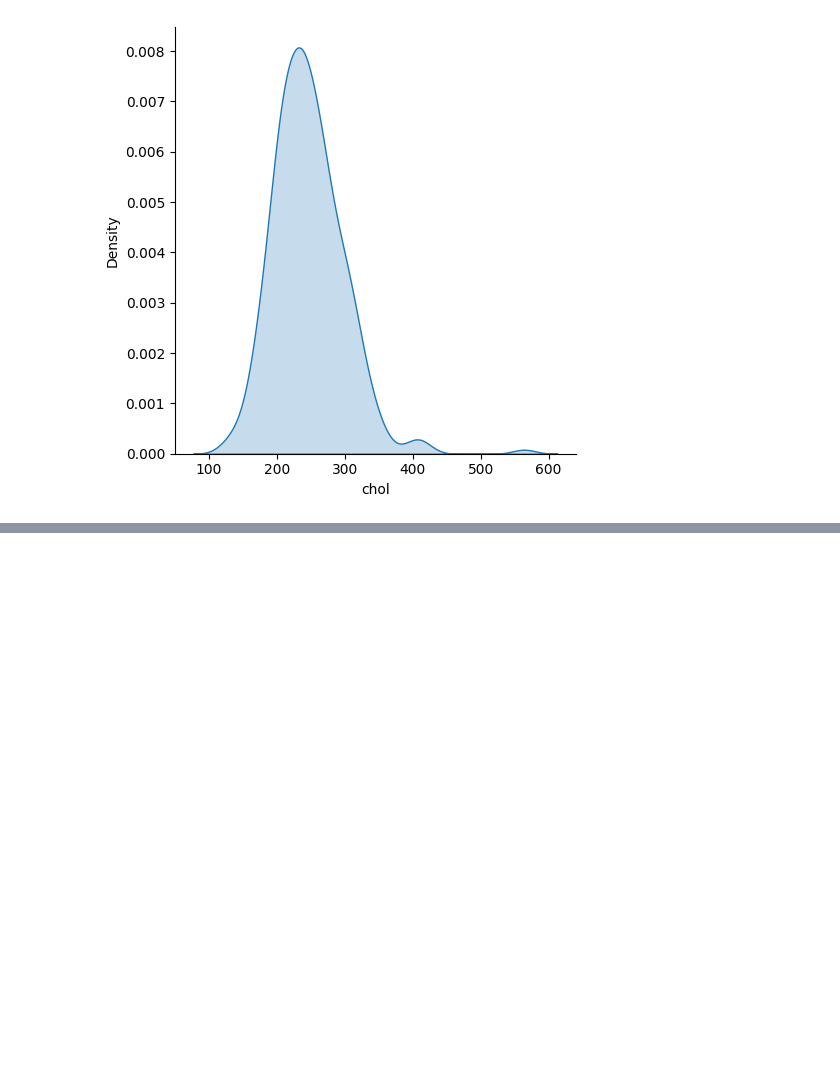
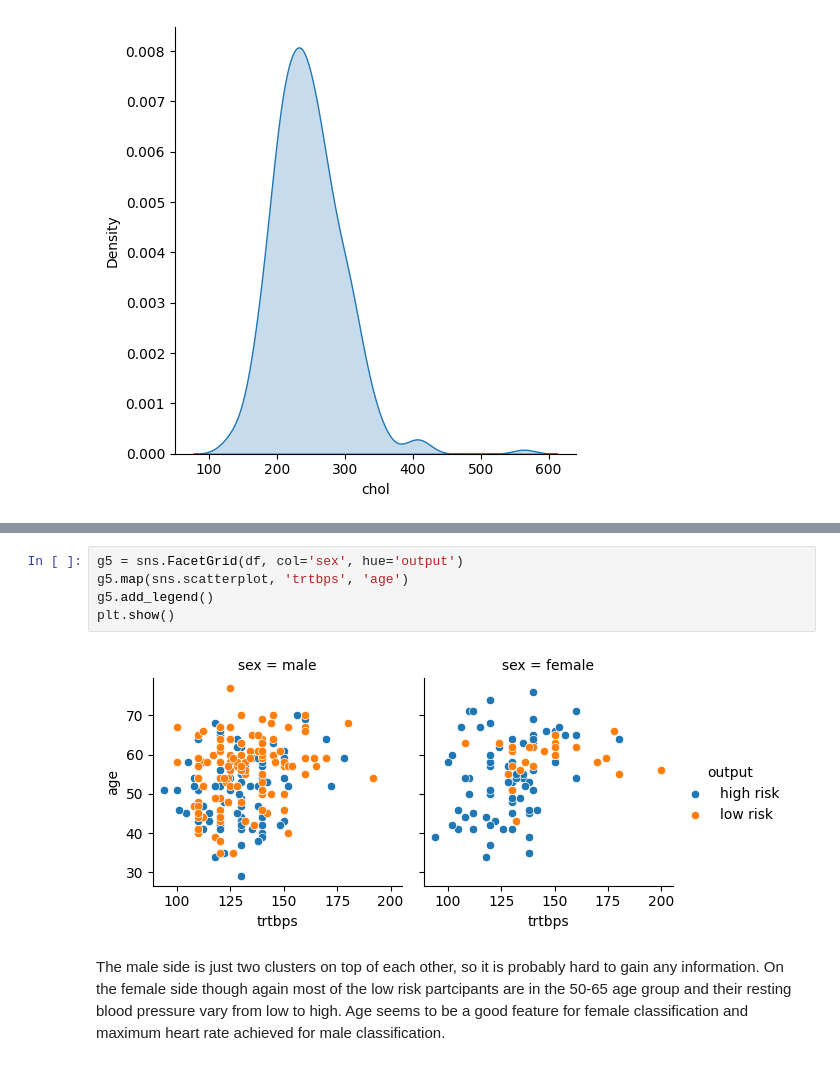
Before and after one commit to SamiAnttalainen/Heart_Attack_Analysis-Project, a Jupyter notebook: Heart_Attack_Analysis.ipynb, the cells around one changed output, grey strips where cells are left out. Drawn from its saved outputs; the diff is of its cells as text; blank space fills up the shorter version.

```diff
--- a/Heart_Attack_Analysis.ipynb
+++ b/Heart_Attack_Analysis.ipynb
@@ -150,0 +216,9 @@ g2.add_legend()
+# %%
+g5 = sns.FacetGrid(df, col='sex', hue='output')
+g5.map(sns.scatterplot, 'trtbps', 'age')
+g5.add_legend()
+plt.show()
+# %% [output]
+[figure, added]
+# %% [markdown]
+The male side is just two clusters on top of each other, so it is probably hard to gain any information. On the female side though again most of the low risk partcipants are in the 50-65 age group and their resting blood pressure vary from low to high. Age seems to be a good feature for female classification and maximum heart rate achieved for male classification.
```
Also changed, not shown: parts of 23 cells of this notebook, 2 other files.
